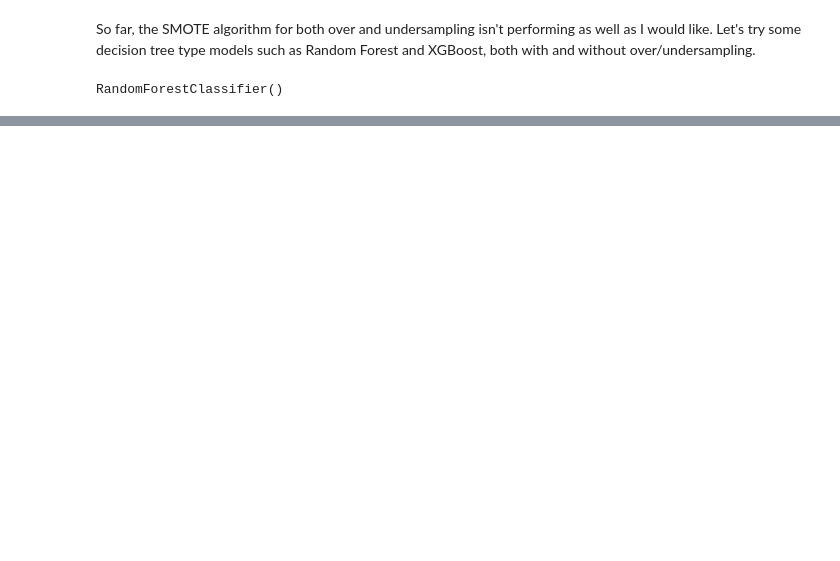
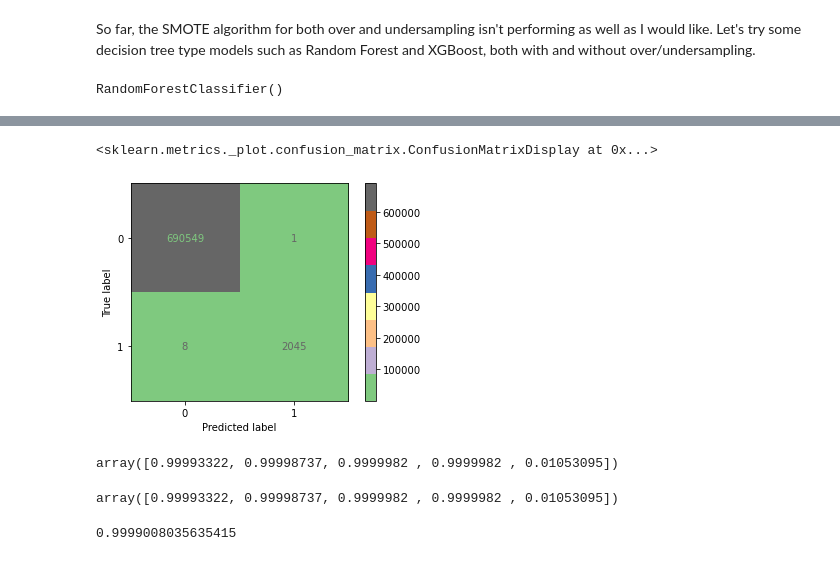
Before and after one commit to kduane/fake_fraud, a Jupyter notebook: modeling.ipynb, the cells around one changed output, grey strips where cells are left out. Saved outputs shown, nothing was run; the diff lists cells and outputs as text; code cells hidden in the pictures; blank space fills up the shorter version.

```diff
--- a/modeling.ipynb
+++ b/modeling.ipynb
@@ -255,0 +263,17 @@ ValueError: Found input variables with inconsistent numbers of samples: [2077806
+# %%
+plot_confusion_matrix(rfc, X_test, y_test, cmap = 'Accent')
+# %% [output]
+<sklearn.metrics._plot.confusion_matrix.ConfusionMatrixDisplay at 0x...>
+[figure, added]
+# %%
+cross_val_score(rfc_o, X, y)
+# %% [output]
+array([0.99993322, 0.99998737, 0.9999982 , 0.9999982 , 0.01053095])
+# %%
+cross_val_score(rfc_o, X, y)
+# %% [output]
+array([0.99993322, 0.99998737, 0.9999982 , 0.9999982 , 0.01053095])
+# %%
+accuracy_score(y1_test, rfc_o_preds)
+# %% [output]
+0.9999008035635415
```
Also changed, not shown: parts of 14 cells of this notebook, 1 other file.
